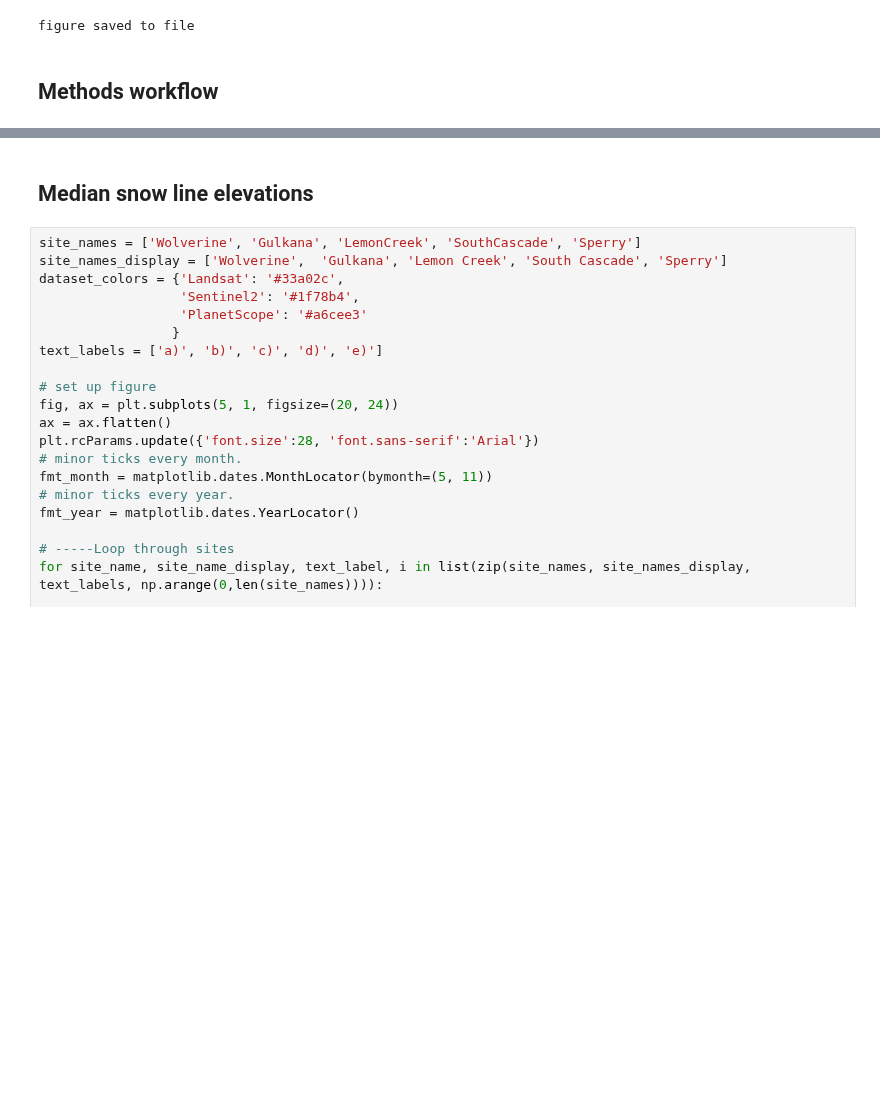
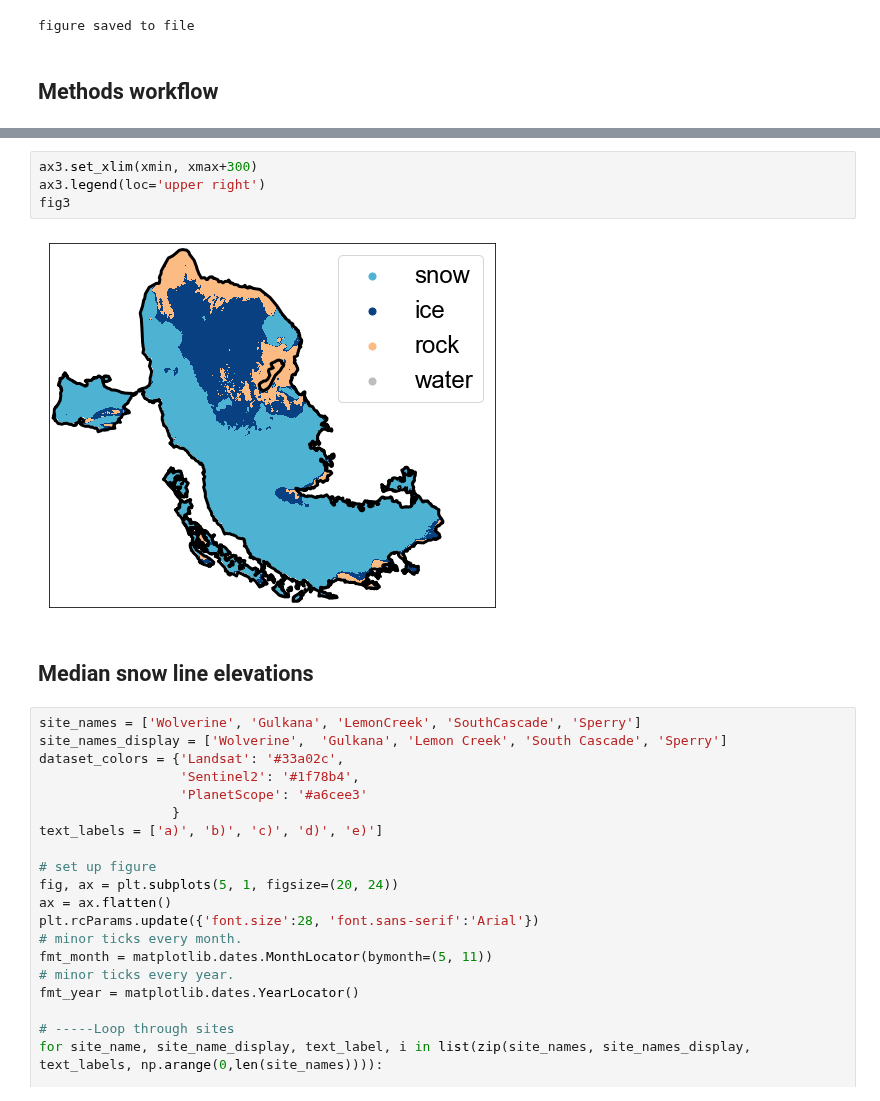
Before and after one commit to RaineyAbe/glacier-snow-cover-mapping, a Jupyter notebook: notebooks/make_figures.ipynb, the cells around one changed output, grey strips where cells are left out. Cells and saved outputs as stored; diff of their text form; blank space fills up the shorter version.

```diff
--- a/notebooks/make_figures.ipynb
+++ b/notebooks/make_figures.ipynb
@@ -396,3 +407,9 @@ if save_figures:
+# %%
+ax3.set_xlim(xmin, xmax+300)
+ax3.legend(loc='upper right')
+fig3
+# %% [output]
+[figure, added]
 # %% [markdown]
 ## Median snow line elevations
 # %%
```
Also changed, not shown: parts of 4 cells of this notebook, 18 other files.
